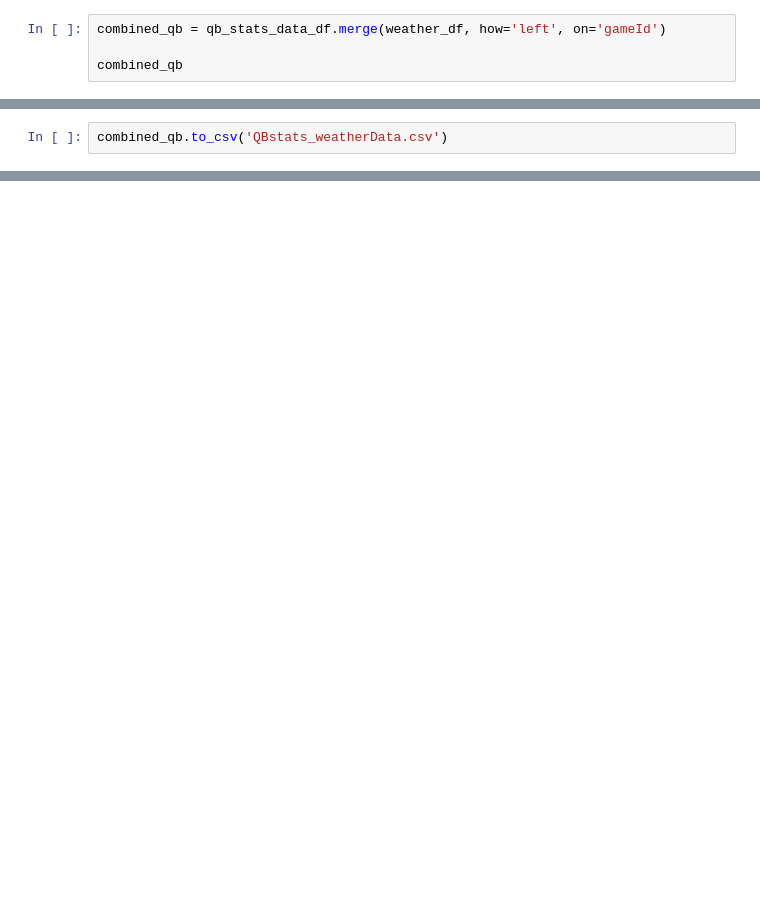
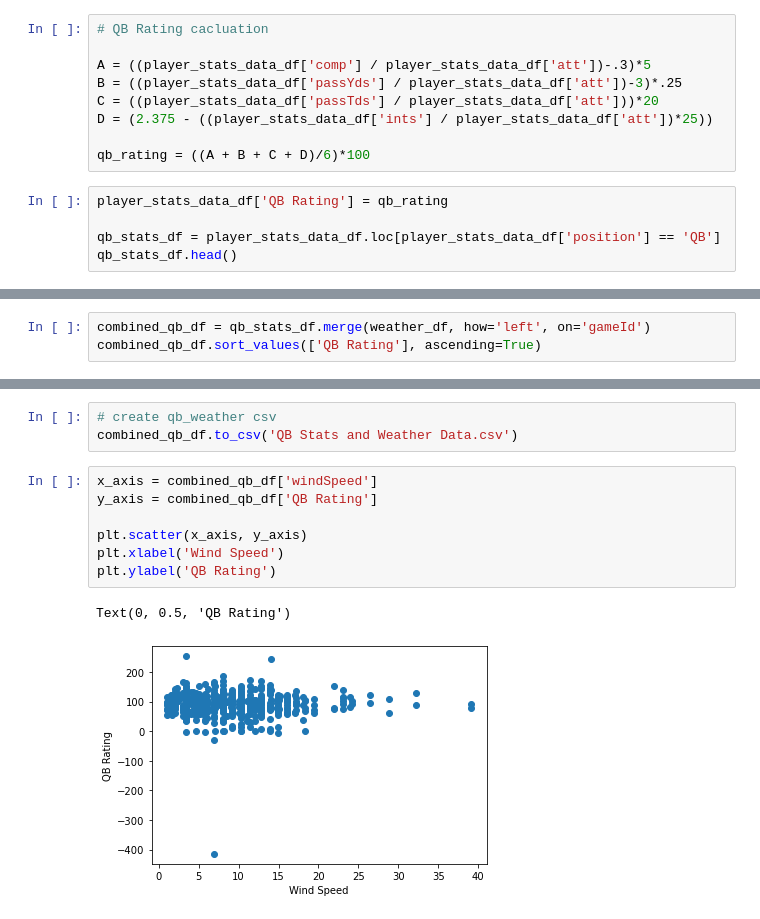
Before and after one commit to nblaul/Project-1, a Jupyter notebook: Project1_datacleanup.ipynb, the cells around one changed output, grey strips where cells are left out. Cells and saved outputs as stored; diff of their text form; blank space fills up the shorter version.

```diff
--- a/Project1_datacleanup.ipynb
+++ b/Project1_datacleanup.ipynb
@@ -148,5 +86,15 @@ qb_stats_data_df
+# %%
+# QB Rating cacluation
+
+A = ((player_stats_data_df['comp'] / player_stats_data_df['att'])-.3)*5
+B = ((player_stats_data_df['passYds'] / player_stats_data_df['att'])-3)*.25
+C = ((player_stats_data_df['passTds'] / player_stats_data_df['att']))*20
+D = (2.375 - ((player_stats_data_df['ints'] / player_stats_data_df['att'])*25))
+
+qb_rating = ((A + B + C + D)/6)*100
 # %%
-combined_qb = qb_stats_data_df.merge(weather_df, how='left', on='gameId')
+player_stats_data_df['QB Rating'] = qb_rating
 
-combined_qb
+qb_stats_df = player_stats_data_df.loc[player_stats_data_df['position'] == 'QB']
+qb_stats_df.head()
 # %% [output]
@@ -166,2 +108,3 @@ combined_qb
 # %%
-combined_qb.to_csv('QBstats_weatherData.csv')
+combined_qb_df = qb_stats_df.merge(weather_df, how='left', on='gameId')
+combined_qb_df.sort_values(['QB Rating'], ascending=True)
@@ -167,0 +147,13 @@ combined_qb.to_csv('QBstats_weatherData.csv')
+# %%
+# create qb_weather csv
+combined_qb_df.to_csv('QB Stats and Weather Data.csv')
+# %%
+x_axis = combined_qb_df['windSpeed']
+y_axis = combined_qb_df['QB Rating']
+
+plt.scatter(x_axis, y_axis)
+plt.xlabel('Wind Speed')
+plt.ylabel('QB Rating')
+# %% [output]
+Text(0, 0.5, 'QB Rating')
+[figure, added]
```
Also changed, not shown: parts of 13 cells of this notebook, 2 other files.
